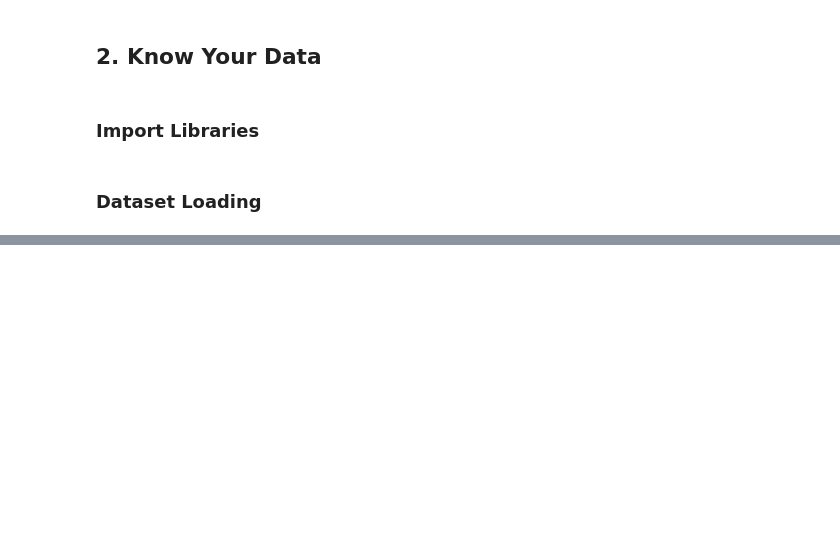
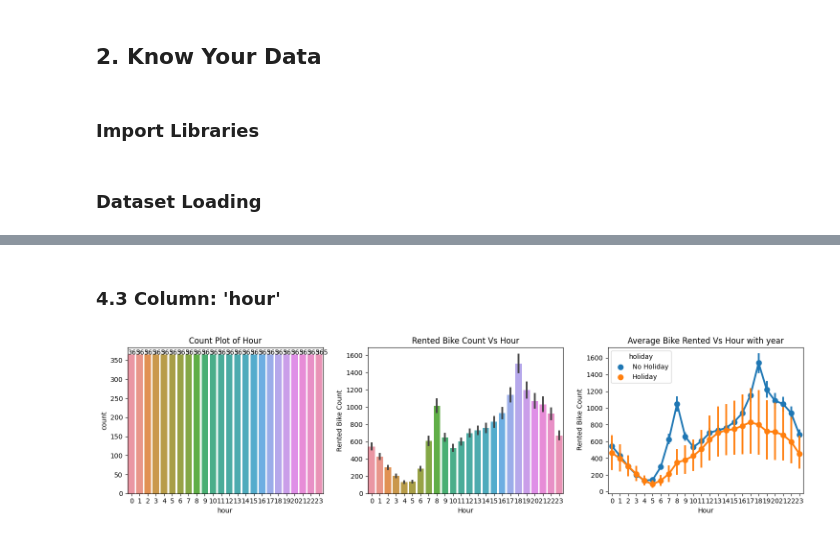
Before and after one commit to vijaytiramale/Bike_Sharing_Demand_Prediction, a Jupyter notebook: bike_sharing_demand_prediction.ipynb, the cells around one changed output, grey strips where cells are left out. Saved outputs shown, nothing was run; the diff lists cells and outputs as text; code cells hidden in the pictures; blank space fills up the shorter version.

```diff
--- a/bike_sharing_demand_prediction.ipynb
+++ b/bike_sharing_demand_prediction.ipynb
@@ -101,0 +430,26 @@ FileNotFoundError: ignored
+# %% [markdown]
+### **4.3 Column: 'hour'**
+# %%
+fig,ax = plt.subplots(1,3, figsize=(15,4))
+
+# Univariate analysis
+count = sns.countplot(data=bike_df, x='hour', ax=ax[0])
+count.set_title('Count Plot of Hour')
+
+# adding value count on the top of bar
+for p in count.patches:
+    count.annotate(format(p.get_height(), '.0f'), (p.get_x(), p.get_height()))
+
+# Bi-variate analysis
+# Rented Bike Count Vs Hour
+bar = sns.barplot(data=bike_df, x='hour', y='rented_bike_count', ax = ax[1])
+bar.set(xlabel='Hour', ylabel='Rented Bike Count', title='Rented Bike Count Vs Hour')
+
+# Multi-variate analysis
+point = sns.pointplot(data=bike_df, x='hour', y='rented_bike_count', hue='holiday', ax= ax[2])
+point.set(xlabel='Hour', ylabel = ' Rented Bike Count', title='Average Bike Rented Vs Hour with year')
+
+plt.tight_layout()
+plt.show()
+# %% [output]
+[figure, added]
```
Also changed, not shown: parts of 142 cells of this notebook.
